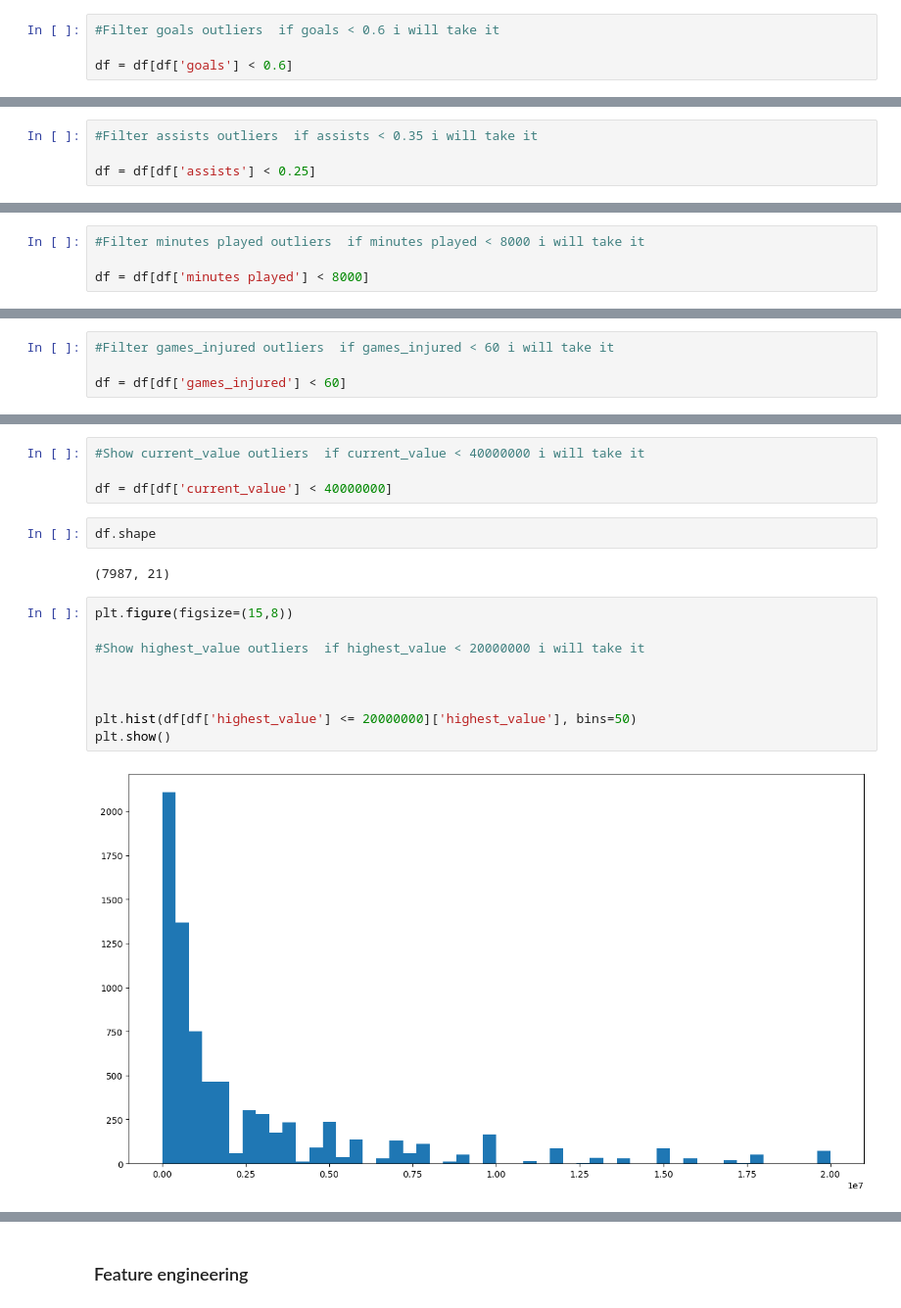
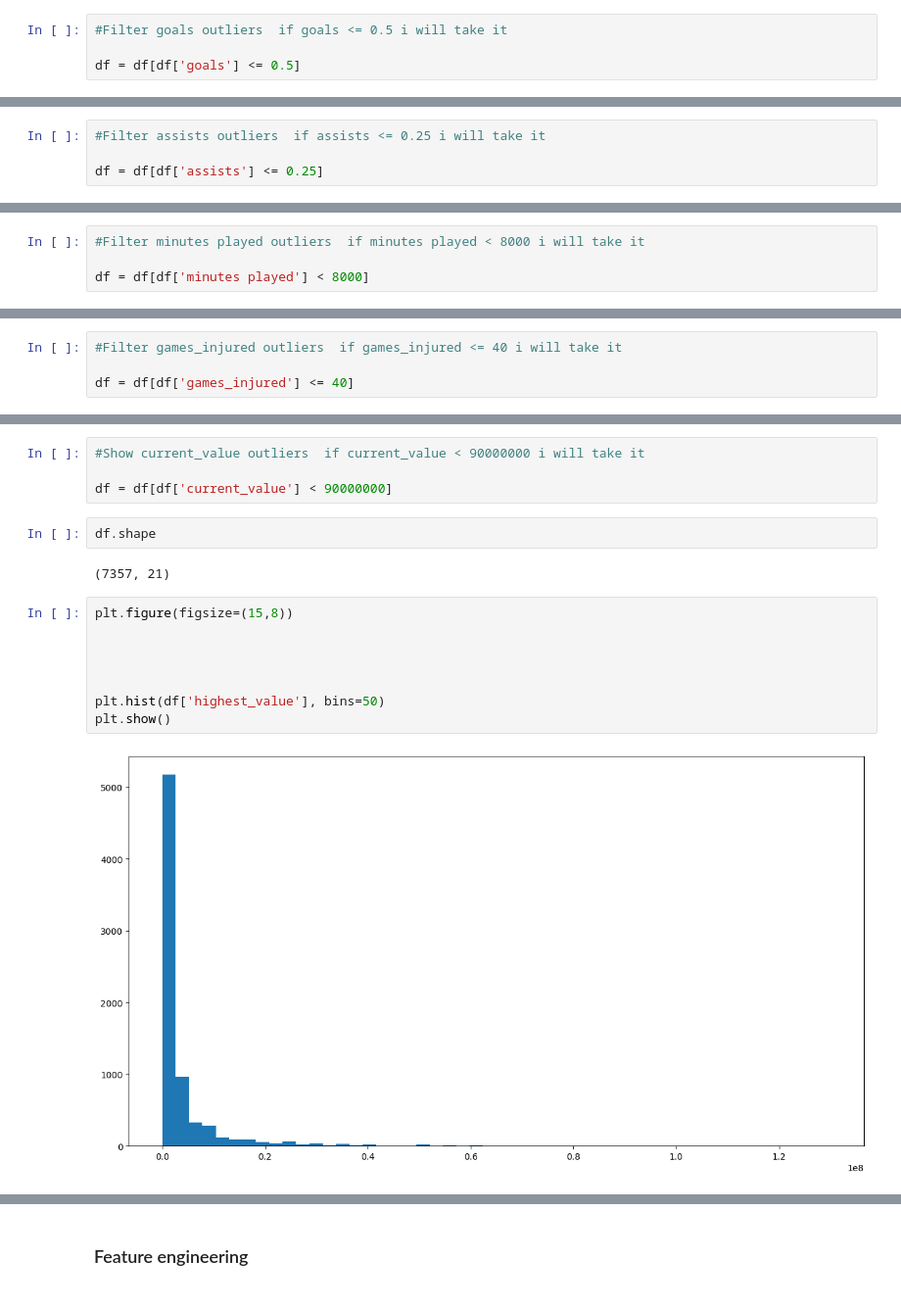
Before and after one commit to Tuwaiq-DS-ML-bootcamp-V-8/Usecase-7, a Jupyter notebook: EDA explain template.ipynb, the cells around one changed output, grey strips where cells are left out. Shown at 98% size. Cells and saved outputs as stored; diff of their text form.

```diff
--- a/EDA explain template.ipynb
+++ b/EDA explain template.ipynb
@@ -292,7 +292,7 @@ plt.hist(df[df['goals'] <= 0.42]['goals'], bins=60);
 # %%
-#Filter goals outliers  if goals < 0.6 i will take it
+#Filter goals outliers  if goals <= 0.5 i will take it
 
-df = df[df['goals'] < 0.6]
+df = df[df['goals'] <= 0.5]
 # %%
 df.shape
 # %% [output]
@@ -308,9 +308,9 @@ plt.show()
 # %% [output]
 [figure]
 # %%
-#Filter assists outliers  if assists < 0.35 i will take it
+#Filter assists outliers  if assists <= 0.25 i will take it
 
-df = df[df['assists'] < 0.25]
+df = df[df['assists'] <= 0.25]
 # %%
 df.shape
 # %% [output]
@@ -345,7 +345,7 @@ plt.show()
 # %%
-#Filter games_injured outliers  if games_injured < 60 i will take it
+#Filter games_injured outliers  if games_injured <= 40 i will take it
 
-df = df[df['games_injured'] < 60]
+df = df[df['games_injured'] <= 40]
 # %%
 df.shape
 # %% [output]
@@ -380,22 +380,21 @@ plt.show()
 # %%
-#Show current_value outliers  if current_value < 40000000 i will take it
+#Show current_value outliers  if current_value < 90000000 i will take it
 
-df = df[df['current_value'] < 40000000]
+df = df[df['current_value'] < 90000000]
 # %%
 df.shape
 # %% [output]
-(7987, 21)
+(7357, 21)
 # %%
 plt.figure(figsize=(15,8))
 
-#Show highest_value outliers  if highest_value < 20000000 i will take it
 
 
 
-plt.hist(df[df['highest_value'] <= 20000000]['highest_value'], bins=50)
+plt.hist(df['highest_value'], bins=50)
 plt.show()
 # %% [output]
-[figure, old version]
+[figure, new version]
 # %%
 #Show highest_value outliers  if highest_value < 20000000 i will take it
 
```
Also changed, not shown: parts of 36 cells of this notebook.
